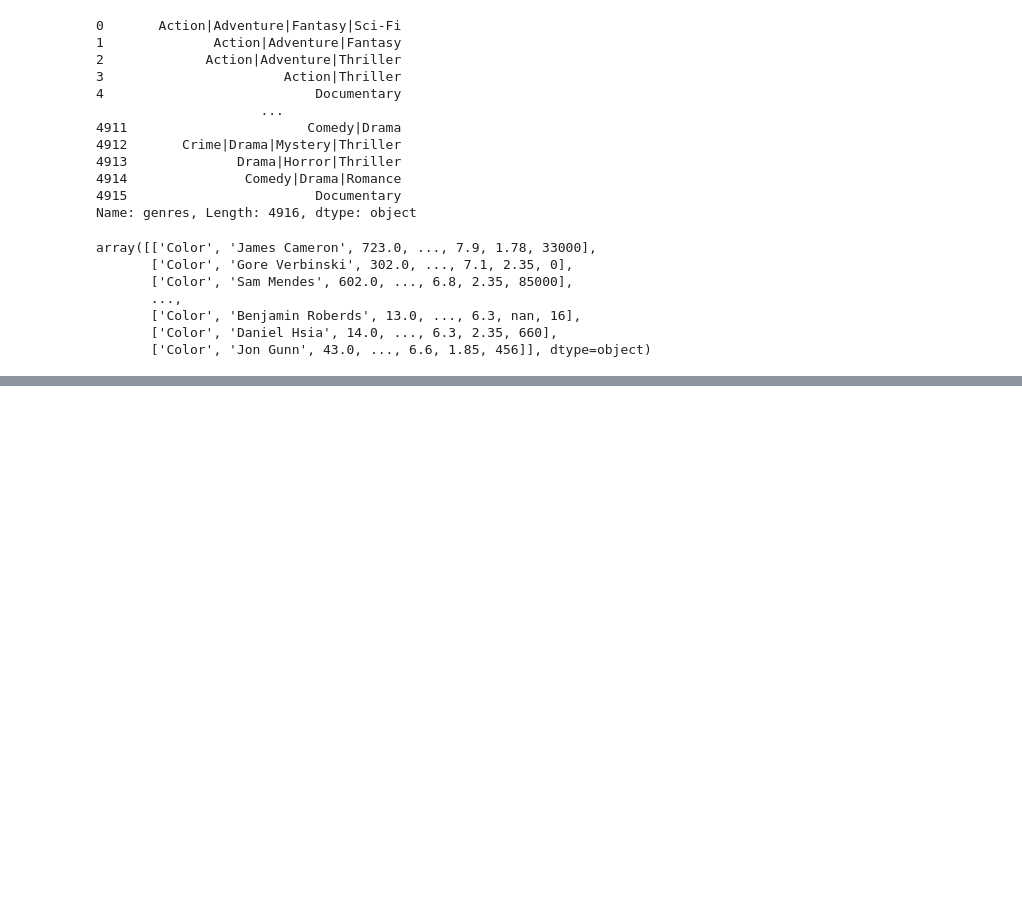
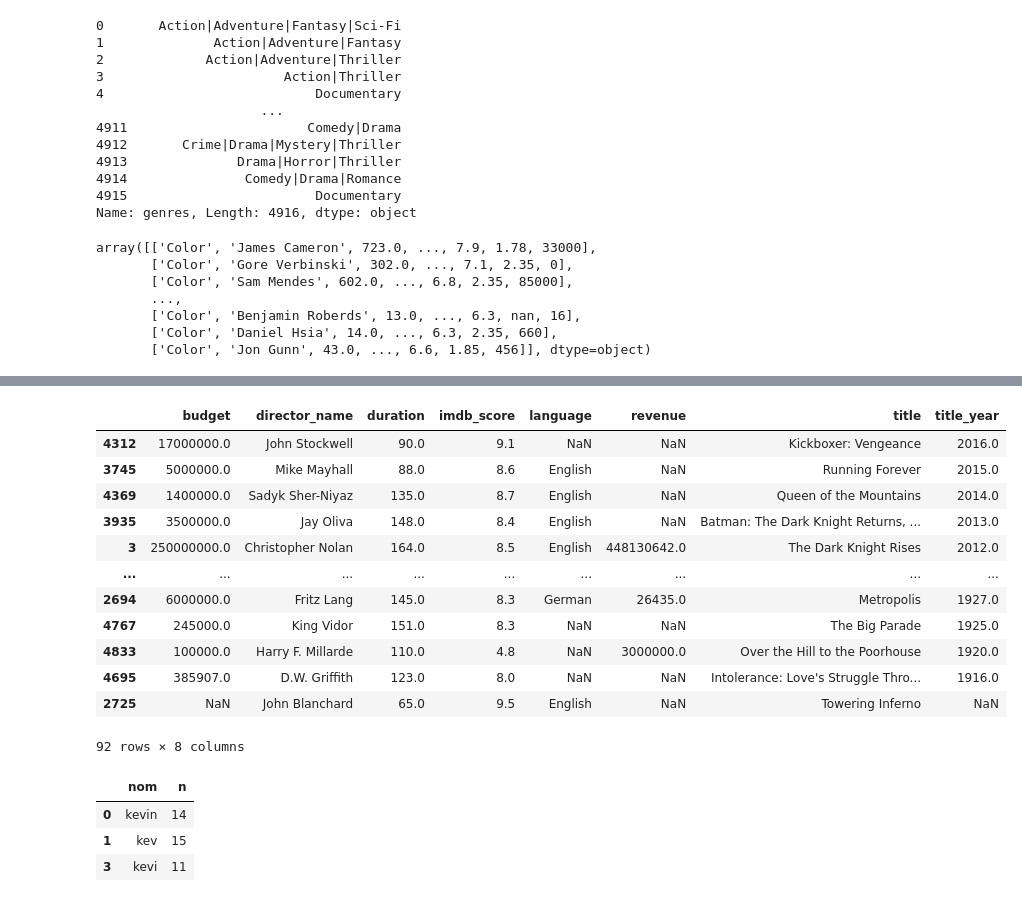
Before and after one commit to kevindegila/data-analyst, a Jupyter notebook: 03_Manipulation_des_donnees_avec_Pandas.ipynb, the cells around one changed output, grey strips where cells are left out. Saved outputs shown, nothing was run; the diff lists cells and outputs as text; code cells hidden in the pictures; blank space fills up the shorter version.

```diff
--- a/03_Manipulation_des_donnees_avec_Pandas.ipynb
+++ b/03_Manipulation_des_donnees_avec_Pandas.ipynb
@@ -411,0 +794,24 @@ array([['Color', 'James Cameron', 723.0, ..., 7.9, 1.78, 33000],
+# %%
+movie_reduced.sort_values(['title_year', 'imdb_score'], ascending=False).drop_duplicates('title_year')
+# %% [output]
+|  | budget | director_name | duration | imdb_score | language | revenue | title | title_year |
+| 4312 | 17000000.0 | John Stockwell | 90.0 | 9.1 | NaN | NaN | Kickboxer: Vengeance | 2016.0 |
+| 3745 | 5000000.0 | Mike Mayhall | 88.0 | 8.6 | English | NaN | Running Forever | 2015.0 |
+| 4369 | 1400000.0 | Sadyk Sher-Niyaz | 135.0 | 8.7 | English | NaN | Queen of the Mountains | 2014.0 |
+| 3935 | 3500000.0 | Jay Oliva | 148.0 | 8.4 | English | NaN | Batman: The Dark Knight Returns, ... | 2013.0 |
+| 3 | 250000000.0 | Christopher Nolan | 164.0 | 8.5 | English | 448130642.0 | The Dark Knight Rises | 2012.0 |
+| ... | ... | ... | ... | ... | ... | ... | ... | ... |
+| 2694 | 6000000.0 | Fritz Lang | 145.0 | 8.3 | German | 26435.0 | Metropolis | 1927.0 |
+| 4767 | 245000.0 | King Vidor | 151.0 | 8.3 | NaN | NaN | The Big Parade | 1925.0 |
+| 4833 | 100000.0 | Harry F. Millarde | 110.0 | 4.8 | NaN | 3000000.0 | Over the Hill to the Poorhouse | 1920.0 |
+| 4695 | 385907.0 | D.W. Griffith | 123.0 | 8.0 | NaN | NaN | Intolerance: Love's Struggle Thro... | 1916.0 |
+| 2725 | NaN | John Blanchard | 65.0 | 9.5 | English | NaN | Towering Inferno | NaN |
+92 rows × 8 columns
+# %%
+pd.DataFrame({"nom": ['kevin', 'kev', 'kevin', 'kevi'],
+              'n': [14, 15, 12, 11]}).drop_duplicates('nom')
+# %% [output]
+|  | nom | n |
+| 0 | kevin | 14 |
+| 1 | kev | 15 |
+| 3 | kevi | 11 |
```
Also changed, not shown: parts of 70 cells of this notebook.
